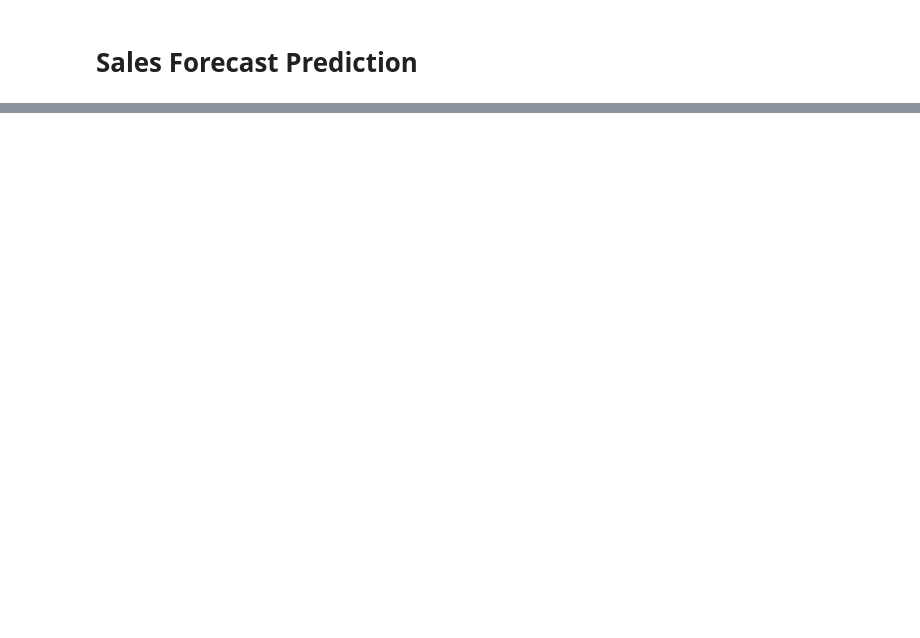
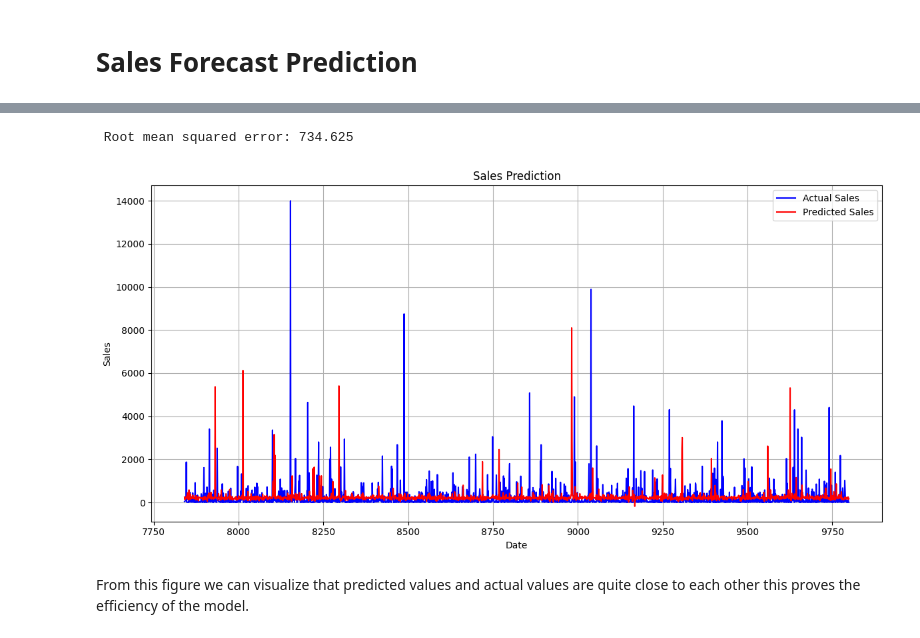
Before and after one commit to Praruj/Machine_learning_portfolio, a Jupyter notebook: Small_projects/Sales_forecast.ipynb, the cells around one changed output, grey strips where cells are left out. Saved outputs shown, nothing was run; the diff lists cells and outputs as text; code cells hidden in the pictures; blank space fills up the shorter version.

```diff
--- a/Small_projects/Sales_forecast.ipynb
+++ b/Small_projects/Sales_forecast.ipynb
@@ -23,0 +72,12 @@ df["order date"]=pd.to_datetime(df["Order Date"],format="%d/%m/%Y")
+# %%
+# Data for training
+
+X=sales_with_lags.drop(columns=["order date","Sales"])
+y=sales_with_lags["Sales"]
+
+X_train, X_test, y_train,y_test=train_test_split(X,y,test_size=0.2,shuffle=False)
+# %%
+# We use XGBoost model that uses gradient boosting to creae highly accurate predictive models.
+
+model_xgb=xgb.XGBRegressor(objective="reg:squarederror",n_estimators=100,learning_rate=0.1,max_depth=5)
+model_xgb.fit(X_train,y_train)
@@ -23,0 +96,26 @@ df["order date"]=pd.to_datetime(df["Order Date"],format="%d/%m/%Y")
+# %%
+# Making prediction and Evaluation
+
+predictions=model_xgb.predict(X_test)
+rmse=np.sqrt(mean_squared_error(y_test,predictions))
+print(f" Root mean squared error: {rmse:.3f}")
+# %% [output]
+ Root mean squared error: 734.625
+# %%
+# Visualizing result
+
+plt.figure(figsize=(12,6))
+plt.plot(y_test.index,y_test,label="Actual Sales",color="Blue")
+
+plt.plot(y_test.index,predictions,label="Predicted Sales",color="red")
+plt.title("Sales Prediction")
+plt.xlabel("Date")
+plt.ylabel("Sales")
+plt.legend()
+plt.grid(True)
+plt.tight_layout()
+plt.show()
+# %% [output]
+[figure, added]
+# %% [markdown]
+From this figure we can visualize that predicted values and actual values are quite close to each other this proves the efficiency of the model.
```
Also changed, not shown: parts of 5 cells of this notebook.
